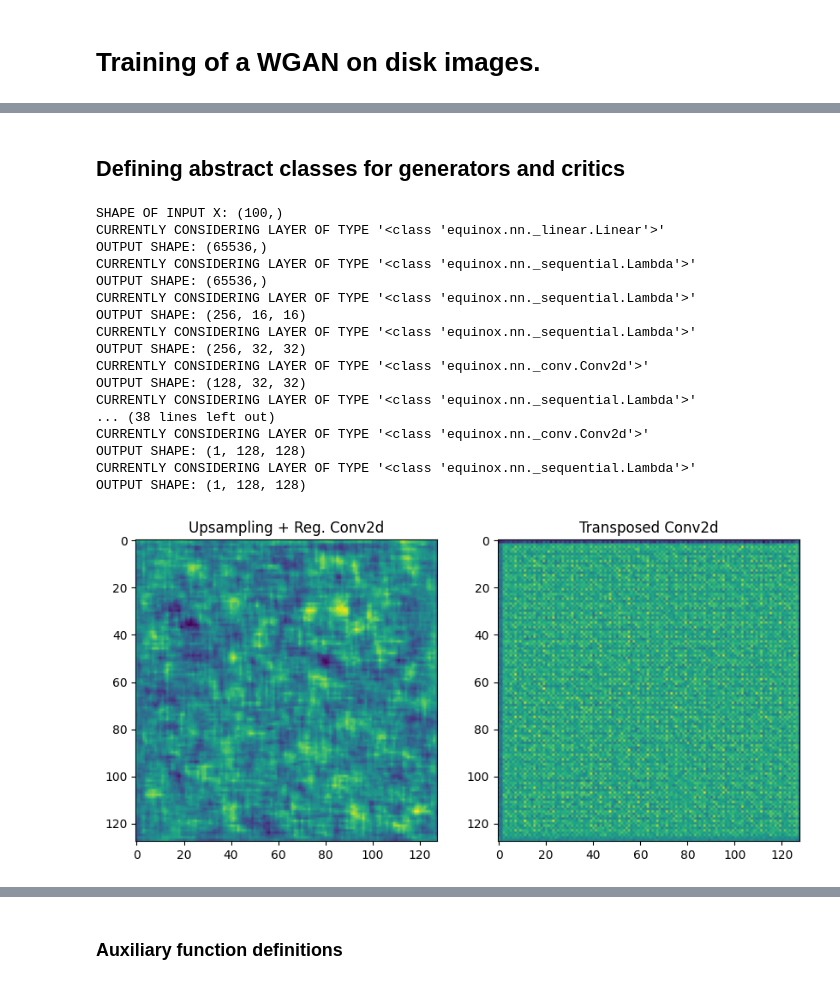
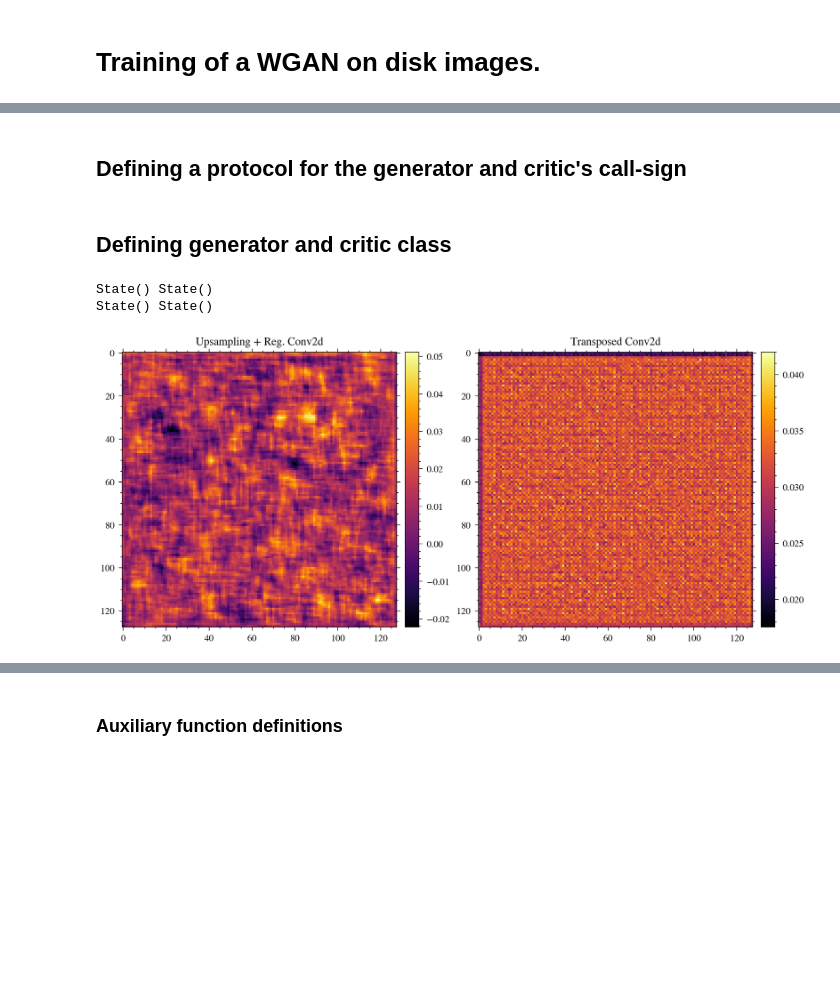
Before and after one commit to DePrinsT/organic, a Jupyter notebook: notebooks/experiments/gan_training.ipynb, the cells around one changed output, grey strips where cells are left out. Cells and saved outputs as stored; diff of their text form; code cells hidden in the pictures; blank space fills up the shorter version.

```diff
--- a/notebooks/experiments/gan_training.ipynb
+++ b/notebooks/experiments/gan_training.ipynb
@@ -16,0 +23,15 @@ from organic.training_data import TrainingImgLoader
+# %%
+# set scienceplots style and matplotlib settings
+plt.style.use(["science", "bright", "no-latex"])
+
+new_rcParams = {
+    "image.cmap": "inferno",
+    "font.family": "serif",
+    "figure.dpi": 300,
+    "font.size": 8,
+    "xtick.direction": "out",
+    "ytick.direction": "out",
+}
+plt.rcParams.update(new_rcParams)
+# %% [markdown]
+## Defining a protocol for the generator and critic's call-sign
@@ -17,2 +52,2 @@ from organic.training_data import TrainingImgLoader
 # %% [markdown]
-## Defining abstract classes for generators and critics
+## Defining generator and critic class
@@ -424,40 +434,35 @@ class CriticDisksNIR(eqx.Module):
         return x, state
 # %%
-key = jax.random.key(42)
-key, subkey1, subkey2, subkey3 = jax.random.split(key, 4)
+key = jr.key(42)
+key, subkey1, subkey2, subkey3, subkey4, subkey5 = jr.split(key, 6)
 
-gen_notrans = GeneratorDisksNIR(key=subkey1)
-gen_trans = GeneratorDisksNIROld(key=subkey2)
+gen_notrans, gen_notrans_state = eqx.nn.make_with_state(GeneratorDisksNIR)(key=subkey1)
+gen_trans, gen_trans_state = eqx.nn.make_with_state(GeneratorDisksNIROld)(key=subkey2)
 
-key, subkey = jax.random.split(key, 2)
-z_test = jax.random.normal(subkey3, shape=(100,))
-test_pass_notrans = gen_notrans(z_test)
-test_pass_trans = gen_trans(z_test)
+print(gen_notrans_state, gen_trans_state)
+
+z_test = jr.normal(key=subkey3, shape=(100,))
+test_pass_notrans, gen_notrans_state = gen_notrans(
+    z_test, gen_notrans_state, key=subkey4
+)
+test_pass_trans, gen_trans_state = gen_trans(z_test, gen_trans_state, key=subkey5)
+
+print(gen_notrans_state, gen_trans_state)
 
 fig, ax = plt.subplots(1, 2, figsize=(10, 10))
-ax[0].imshow(test_pass_notrans[0, :, :])
+im = ax[0].imshow(test_pass_notrans[0, :, :])
+divider = make_axes_locatable(ax[0])
+cax = divider.append_axes("right", size="5%", pad=0.1)  # <-- key controls
+fig.colorbar(im, cax=cax)
 ax[0].set_title("Upsampling + Reg. Conv2d")
-ax[1].imshow(test_pass_trans[0, :, :])
+im = ax[1].imshow(test_pass_trans[0, :, :])
+divider = make_axes_locatable(ax[1])
+cax = divider.append_axes("right", size="5%", pad=0.1)  # <-- key controls
+fig.colorbar(im, cax=cax)
 ax[1].set_title("Transposed Conv2d")
-plt.savefig("/home/toond/Downloads/compare.png", dpi=200)
 plt.show()
 # %% [output]
-SHAPE OF INPUT X: (100,)
-CURRENTLY CONSIDERING LAYER OF TYPE '<class 'equinox.nn._linear.Linear'>'
-OUTPUT SHAPE: (65536,)
-CURRENTLY CONSIDERING LAYER OF TYPE '<class 'equinox.nn._sequential.Lambda'>'
-OUTPUT SHAPE: (65536,)
-CURRENTLY CONSIDERING LAYER OF TYPE '<class 'equinox.nn._sequential.Lambda'>'
-OUTPUT SHAPE: (256, 16, 16)
-CURRENTLY CONSIDERING LAYER OF TYPE '<class 'equinox.nn._sequential.Lambda'>'
-OUTPUT SHAPE: (256, 32, 32)
-CURRENTLY CONSIDERING LAYER OF TYPE '<class 'equinox.nn._conv.Conv2d'>'
-OUTPUT SHAPE: (128, 32, 32)
-CURRENTLY CONSIDERING LAYER OF TYPE '<class 'equinox.nn._sequential.Lambda'>'
-... (38 lines left out)
-CURRENTLY CONSIDERING LAYER OF TYPE '<class 'equinox.nn._conv.Conv2d'>'
-OUTPUT SHAPE: (1, 128, 128)
-CURRENTLY CONSIDERING LAYER OF TYPE '<class 'equinox.nn._sequential.Lambda'>'
-OUTPUT SHAPE: (1, 128, 128)
+State() State()
+State() State()
-[figure, old version]
+[figure, new version]
 # %%
```
Also changed, not shown: parts of 13 cells of this notebook, 4 other files.
